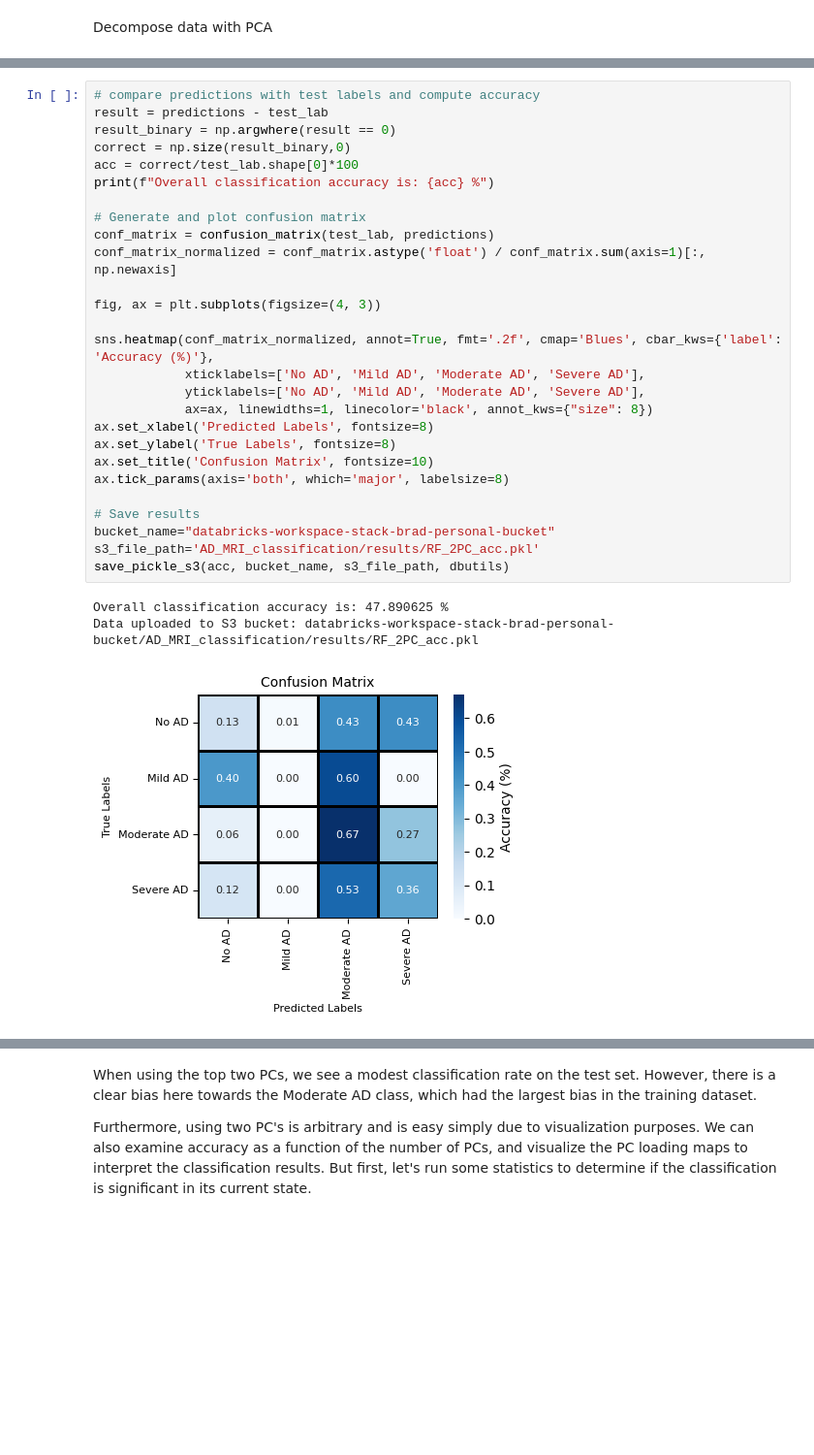
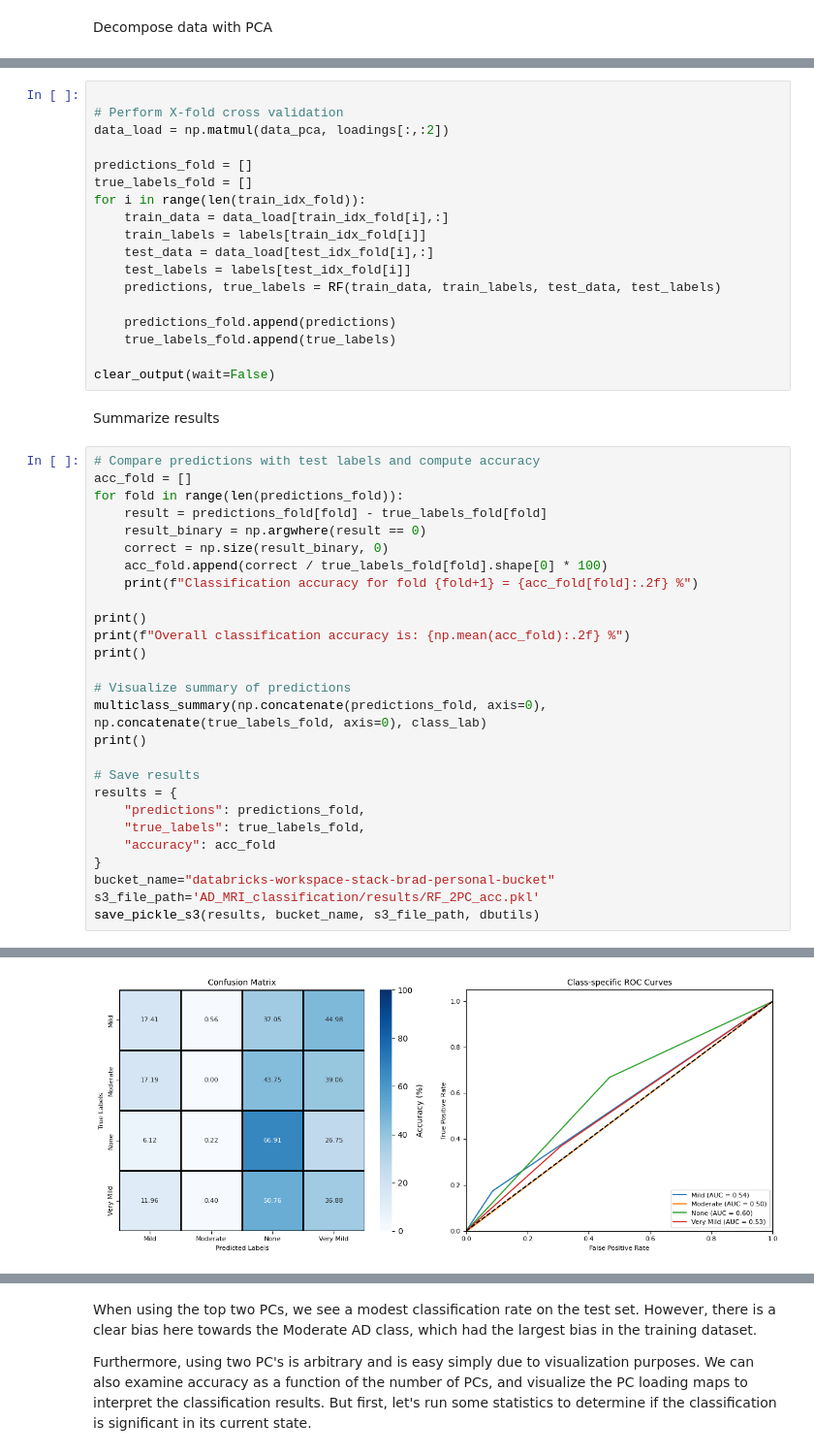
Before and after one commit to BradleyEdelman/Alzheimers-MRI-Classification, a Jupyter notebook: notebooks/01_random_forest.ipynb, the cells around one changed output, grey strips where cells are left out. Shown at 97% size. Cells and saved outputs as stored; diff of their text form; blank space fills up the shorter version.

```diff
--- a/notebooks/01_random_forest.ipynb
+++ b/notebooks/01_random_forest.ipynb
@@ -132,31 +119,48 @@ clear_output(wait=False)
-# %%
-# compare predictions with test labels and compute accuracy
-result = predictions - test_lab
-result_binary = np.argwhere(result == 0)
-correct = np.size(result_binary,0)
-acc = correct/test_lab.shape[0]*100
-print(f"Overall classification accuracy is: {acc} %")
-
-# Generate and plot confusion matrix
-conf_matrix = confusion_matrix(test_lab, predictions)
-conf_matrix_normalized = conf_matrix.astype('float') / conf_matrix.sum(axis=1)[:, np.newaxis]
-
-fig, ax = plt.subplots(figsize=(4, 3))
-
-sns.heatmap(conf_matrix_normalized, annot=True, fmt='.2f', cmap='Blues', cbar_kws={'label': 'Accuracy (%)'},
-            xticklabels=['No AD', 'Mild AD', 'Moderate AD', 'Severe AD'],
-            yticklabels=['No AD', 'Mild AD', 'Moderate AD', 'Severe AD'],
-            ax=ax, linewidths=1, linecolor='black', annot_kws={"size": 8})
-ax.set_xlabel('Predicted Labels', fontsize=8)
-ax.set_ylabel('True Labels', fontsize=8)
-ax.set_title('Confusion Matrix', fontsize=10)
-ax.tick_params(axis='both', which='major', labelsize=8)
-
-# Save results
-bucket_name="databricks-workspace-stack-brad-personal-bucket"
-s3_file_path='AD_MRI_classification/results/RF_2PC_acc.pkl'
-save_pickle_s3(acc, bucket_name, s3_file_path, dbutils)
-# %% [output]
-Overall classification accuracy is: 47.890625 %
-Data uploaded to S3 bucket: databricks-workspace-stack-brad-personal-bucket/AD_MRI_classification/results/RF_2PC_acc.pkl
-[figure, removed]
+# %%
+
+# Perform X-fold cross validation
+data_load = np.matmul(data_pca, loadings[:,:2])
+
+predictions_fold = []
+true_labels_fold = []
+for i in range(len(train_idx_fold)):
+    train_data = data_load[train_idx_fold[i],:]
+    train_labels = labels[train_idx_fold[i]]
+    test_data = data_load[test_idx_fold[i],:]
+    test_labels = labels[test_idx_fold[i]]
+    predictions, true_labels = RF(train_data, train_labels, test_data, test_labels)
+
+    predictions_fold.append(predictions)
+    true_labels_fold.append(true_labels)
+
+clear_output(wait=False)
+# %% [markdown]
+Summarize results
+# %%
+# Compare predictions with test labels and compute accuracy
+acc_fold = []
+for fold in range(len(predictions_fold)):
+    result = predictions_fold[fold] - true_labels_fold[fold]
+    result_binary = np.argwhere(result == 0)
+    correct = np.size(result_binary, 0)
+    acc_fold.append(correct / true_labels_fold[fold].shape[0] * 100)
+    print(f"Classification accuracy for fold {fold+1} = {acc_fold[fold]:.2f} %")
+
+print()
+print(f"Overall classification accuracy is: {np.mean(acc_fold):.2f} %")
+print()
+
+# Visualize summary of predictions
+multiclass_summary(np.concatenate(predictions_fold, axis=0), np.concatenate(true_labels_fold, axis=0), class_lab)
+print()
+
+# Save results
+results = {
+    "predictions": predictions_fold,
+    "true_labels": true_labels_fold,
+    "accuracy": acc_fold
+}
+bucket_name="databricks-workspace-stack-brad-personal-bucket"
+s3_file_path='AD_MRI_classification/results/RF_2PC_acc.pkl'
+save_pickle_s3(results, bucket_name, s3_file_path, dbutils)
+# %% [output]
@@ -162,0 +174 @@ Data uploaded to S3 bucket: databricks-workspace-stack-brad-personal-bucket/AD_M
+[figure, added]
```
Also changed, not shown: parts of 18 cells of this notebook, 8 other files.
